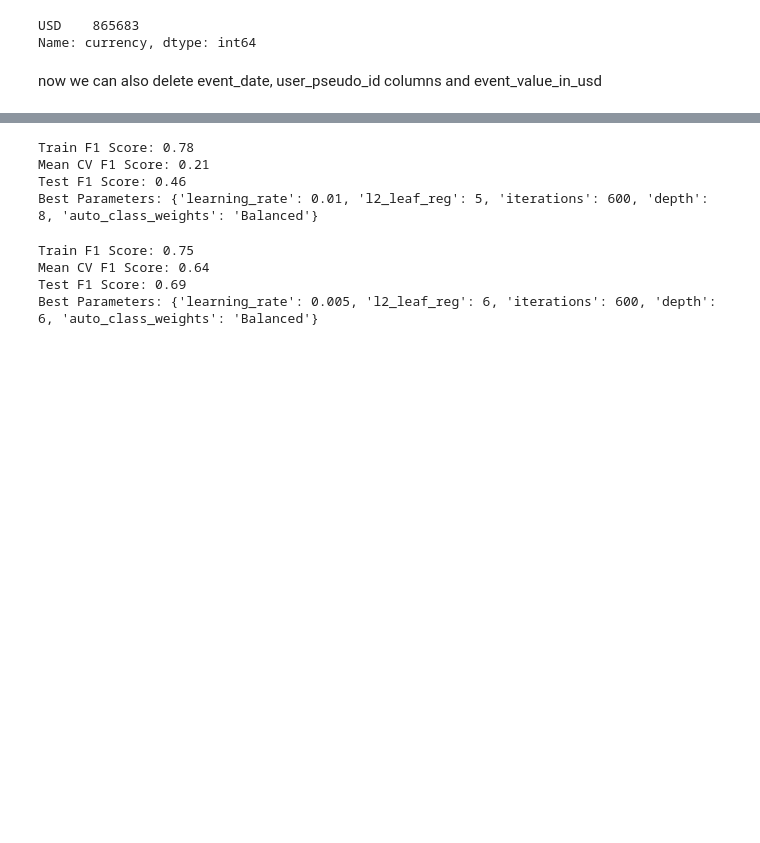
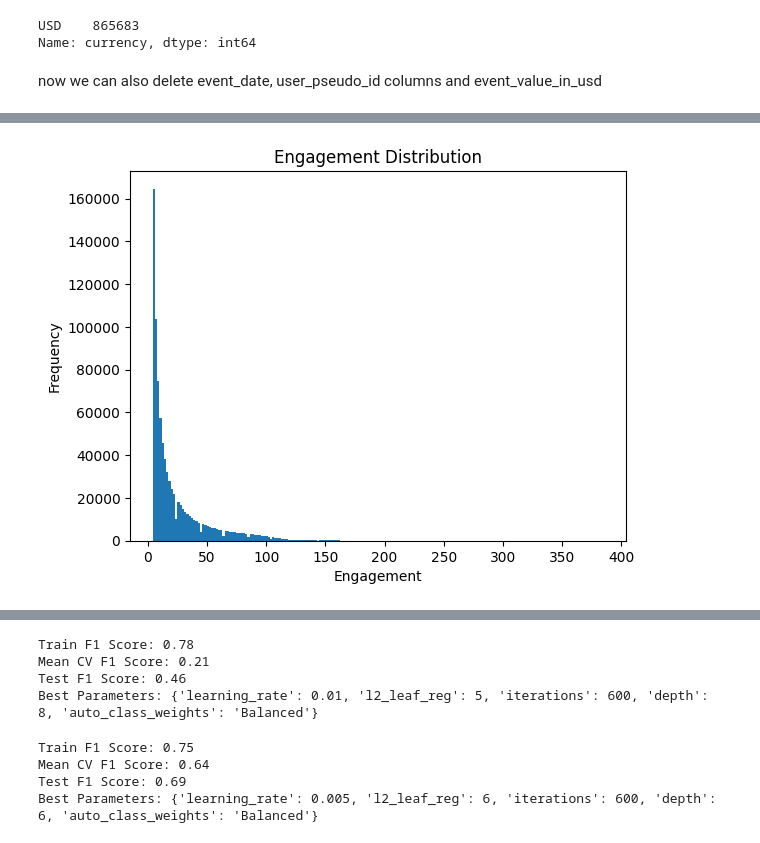
Before and after one commit to mdeniz1/MachineLearningProjects, a Jupyter notebook: attribute_modelling_on_google_analytics_4_data.ipynb, the cells around one changed output, grey strips where cells are left out. Drawn from its saved outputs; the diff is of its cells as text; code cells hidden in the pictures; blank space fills up the shorter version.

```diff
--- a/attribute_modelling_on_google_analytics_4_data.ipynb
+++ b/attribute_modelling_on_google_analytics_4_data.ipynb
@@ -420,0 +425,12 @@ df_grouped.head()
+# %%
+df_grouped['n_engagements'].plot(kind='hist', bins=200)
+
+# Set the plot title and axis labels
+plt.title('Engagement Distribution')
+plt.xlabel('Engagement')
+plt.ylabel('Frequency')
+
+# Display the plot
+plt.show()
+# %% [output]
+[figure, added]
```
Also changed, not shown: parts of 69 cells of this notebook.
